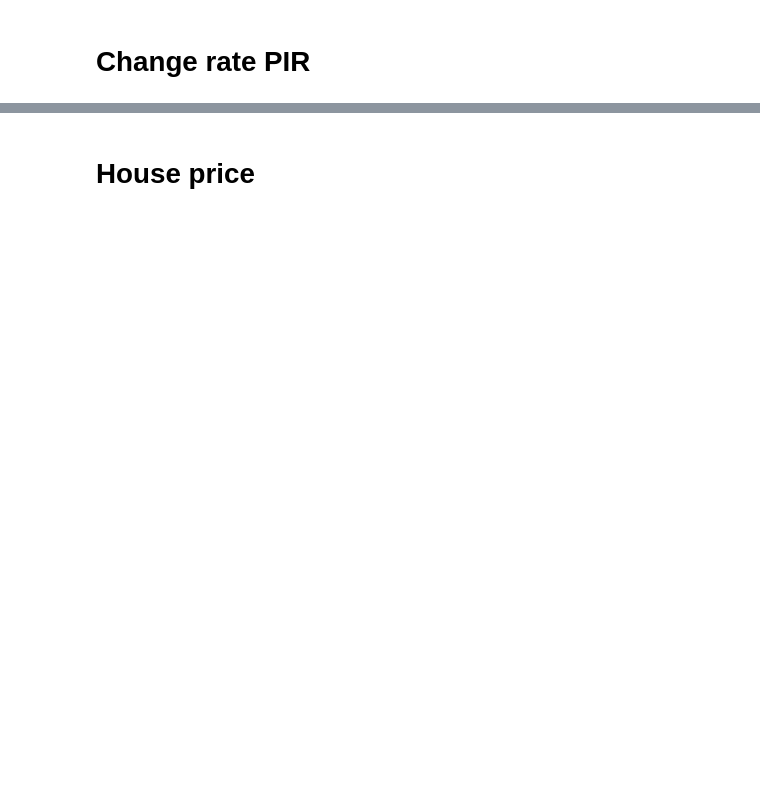
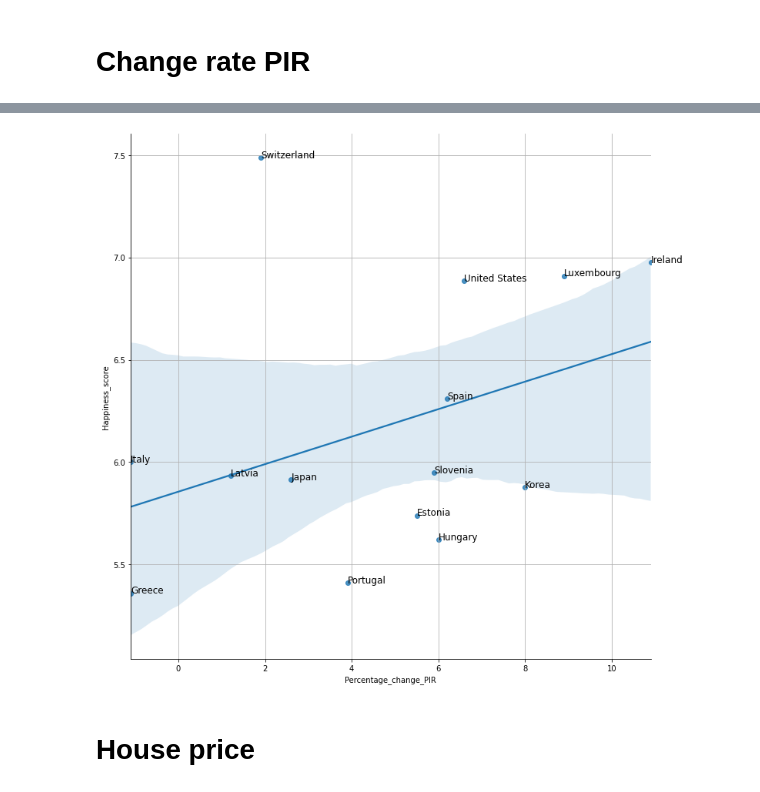
Before and after one commit to kjyju3955/BigdataProgramming, a Jupyter notebook: 프로젝트/Main.ipynb, the cells around one changed output, grey strips where cells are left out. Cells and saved outputs as stored; diff of their text form; code cells hidden in the pictures; blank space fills up the shorter version.

```diff
--- a/프로젝트/Main.ipynb
+++ b/프로젝트/Main.ipynb
@@ -163,3 +177,13 @@ unhappy_PIR_corr : SpearmanrResult(correlation=0.37183740872507126, pvalue=0.190
+# %%
+sns.lmplot(x="Percentage_change_PIR", y="Happiness_score", height=10,data=unhappy_data)
+
+for i, txt in enumerate(unhappy_data['Country']):
+    plt.gca().annotate(txt, (unhappy_data['Percentage_change_PIR'][i],unhappy_data['Happiness_score'][i]),size=12)
+
+plt.grid(True)
+plt.show()
+# %% [output]
+[figure, added]
 # %% [markdown]
 # House price
 # %%
```
Also changed, not shown: parts of 23 cells of this notebook, 1 other file.
